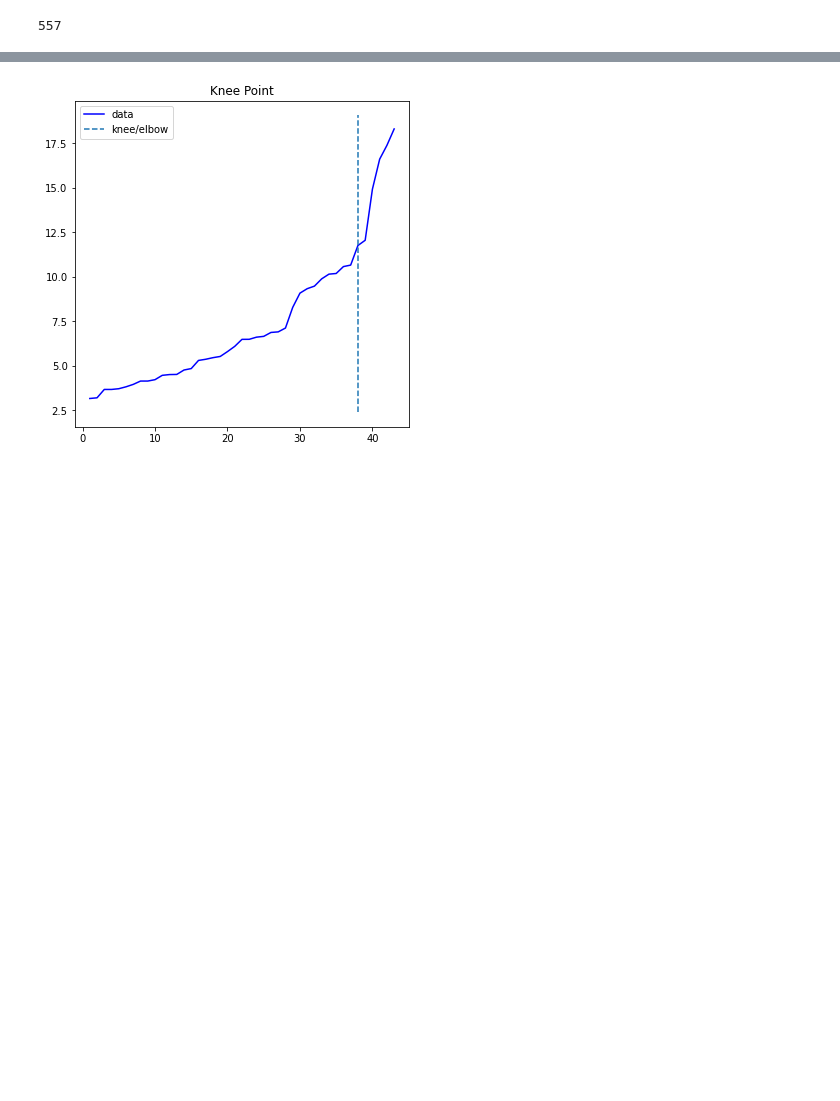
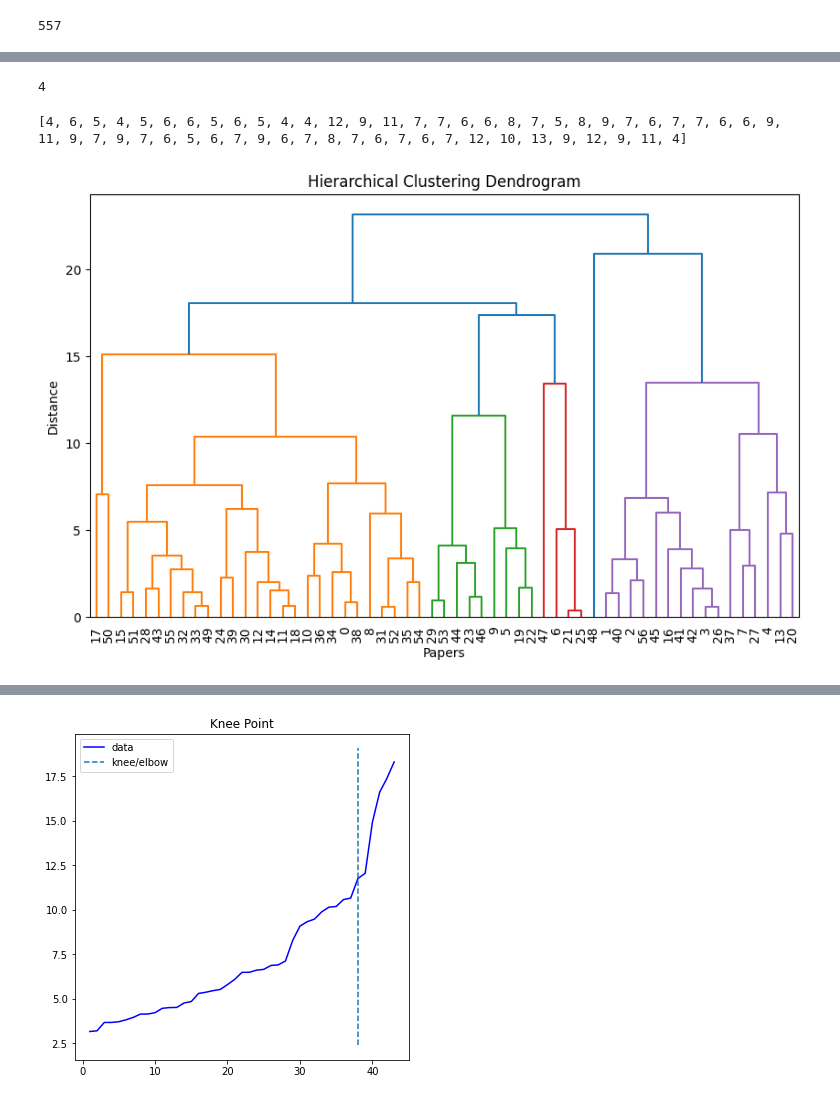
Before and after one commit to marinadominguez/Clustering-Archive, a Jupyter notebook: clustering.ipynb, the cells around one changed output, grey strips where cells are left out. Saved outputs shown, nothing was run; the diff lists cells and outputs as text; code cells hidden in the pictures; blank space fills up the shorter version.

```diff
--- a/clustering.ipynb
+++ b/clustering.ipynb
@@ -157,0 +240,4 @@ umap_embeddings=list(map(lambda x:reducer.fit_transform(x), embeddings))
+# %%
+#tokenize text into sentences
+tokenized_papers = [nltk.sent_tokenize(paper) for paper in koenig_papers]
+tokenized_papers[0]
@@ -157,0 +249,15 @@ umap_embeddings=list(map(lambda x:reducer.fit_transform(x), embeddings))
+# %%
+# count number of sentences in each paper
+num_sentences = [len(paper) for paper in tokenized_papers]
+num_sentences[0]
+# %% [output]
+4
+# %%
+print(num_sentences)
+# %% [output]
+[4, 6, 5, 4, 5, 6, 6, 5, 6, 5, 4, 4, 12, 9, 11, 7, 7, 6, 6, 8, 7, 5, 8, 9, 7, 6, 7, 7, 6, 6, 9, 11, 9, 7, 9, 7, 6, 5, 6, 7, 9, 6, 7, 8, 7, 6, 7, 6, 7, 12, 10, 13, 9, 12, 9, 11, 4]
+# %%
+koenig_embeddings = list()
+model = SentenceTransformer('all-MiniLM-L6-v2')
+for token_paper in tokenized_papers:
+    koenig_embeddings.append(model.encode(token_paper))
@@ -157,0 +267,22 @@ umap_embeddings=list(map(lambda x:reducer.fit_transform(x), embeddings))
+# %%
+# Convert umap_embeddings to a 2D array
+umap_embeddings_array = [emb[0] for emb in umap_embeddings]
+# %%
+import matplotlib.pyplot as plt
+import scipy.cluster.hierarchy as sch
+
+# Perform hierarchical clustering
+distance_matrix = sch.distance.pdist(umap_embeddings_array)  # Compute pairwise distances
+linkage = sch.linkage(distance_matrix, method='average')  # Perform average linkage
+#dendrogram = sch.dendrogram(linkage)
+
+# Plot the dendrogram
+plt.figure(figsize=(10, 6))
+sch.dendrogram(linkage, leaf_font_size=10)
+
+plt.xlabel('Papers')
+plt.ylabel('Distance')
+plt.title('Hierarchical Clustering Dendrogram')
+plt.show()
+# %% [output]
+[figure, added]
```
Also changed, not shown: parts of 44 cells of this notebook.
